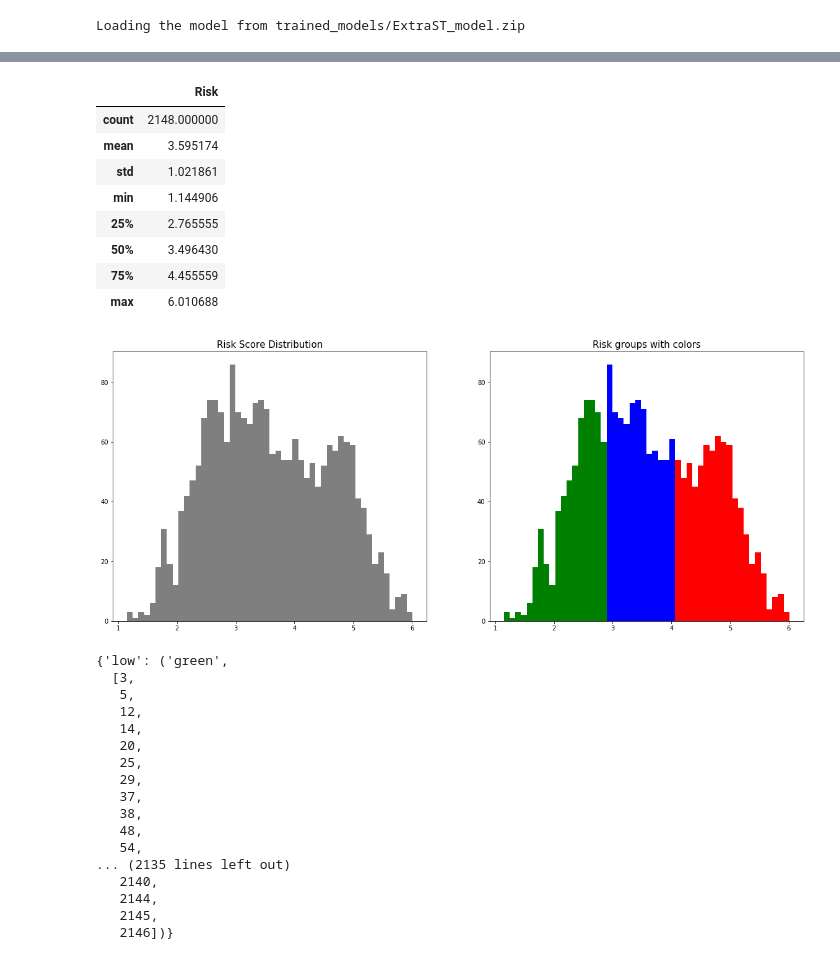
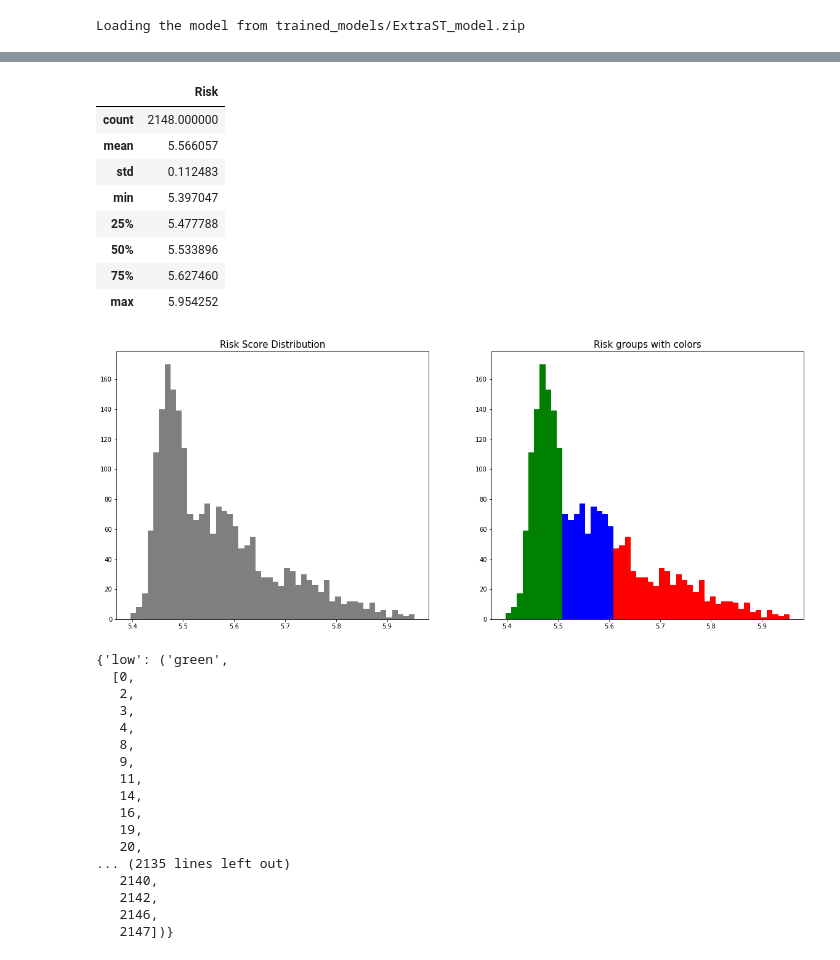
Before and after one commit to laiadc/ProjectAgileDataScience, a Jupyter notebook: Model/log-rank-test.ipynb, the cells around one changed output, grey strips where cells are left out. Drawn from its saved outputs; the diff is of its cells as text; code cells hidden in the pictures.

```diff
--- a/Model/log-rank-test.ipynb
+++ b/Model/log-rank-test.ipynb
@@ -45,0 +32,7 @@ X_train
+# %%
+X_train = pd.read_csv('data/train.csv')
+X_train.fillna(0, inplace=True)
+X_train['missBIO2'] = 0
+X_train = X_train[features]
+
+X_train = preprocess_newdata(X_train)
@@ -53,35 +76,35 @@ risk_df.describe()
 # %% [output]
 |  | Risk |
 | count | 2148.000000 |
-| mean | 3.595174 |
-| std | 1.021861 |
-| min | 1.144906 |
-| 25% | 2.765555 |
-| 50% | 3.496430 |
-| 75% | 4.455559 |
-| max | 6.010688 |
+| mean | 5.566057 |
+| std | 0.112483 |
+| min | 5.397047 |
+| 25% | 5.477788 |
+| 50% | 5.533896 |
+| 75% | 5.627460 |
+| max | 5.954252 |
 # %%
 create_risk_groups(estimator_loaded, X_train, use_log = True, num_bins = 50,
-    low={'lower_bound':0, 'upper_bound':2.8, 'color':'green'},
-    medium={'lower_bound':2.8, 'upper_bound':4.0,'color':'blue'},
-    high={'lower_bound':4.0, 'upper_bound':6.0,  'color':'red'})
+    low={'lower_bound':0, 'upper_bound':5.5, 'color':'green'},
+    medium={'lower_bound':5.5, 'upper_bound':5.6,'color':'blue'},
+    high={'lower_bound':5.6, 'upper_bound':6.0,  'color':'red'})
 # %% [output]
-[figure, old version]
+[figure, new version]
 {'low': ('green',
-  [3,
-   5,
-   12,
+  [0,
+   2,
+   3,
+   4,
+   8,
+   9,
+   11,
    14,
+   16,
+   19,
    20,
-   25,
-   29,
-   37,
-   38,
-   48,
-   54,
 ... (2135 lines left out)
    2140,
-   2144,
-   2145,
-   2146])}
+   2142,
+   2146,
+   2147])}
 # %%
```
Also changed, not shown: parts of 11 cells of this notebook, 4 other files.
